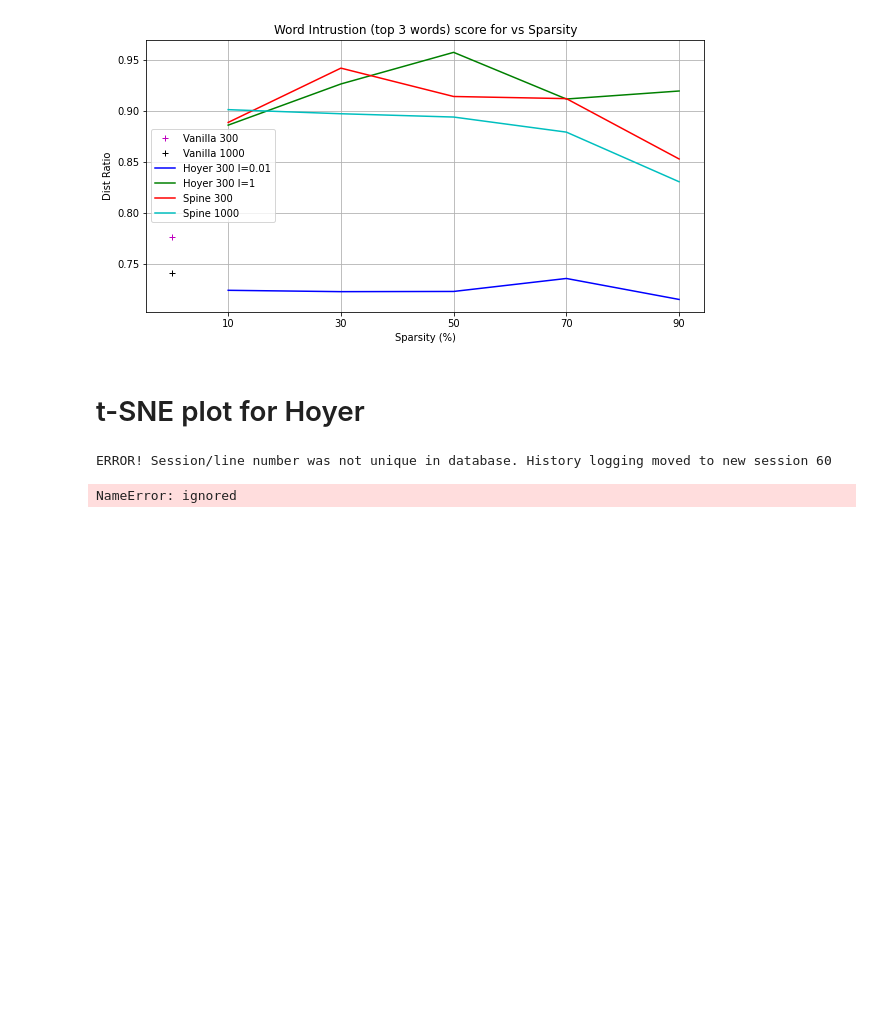
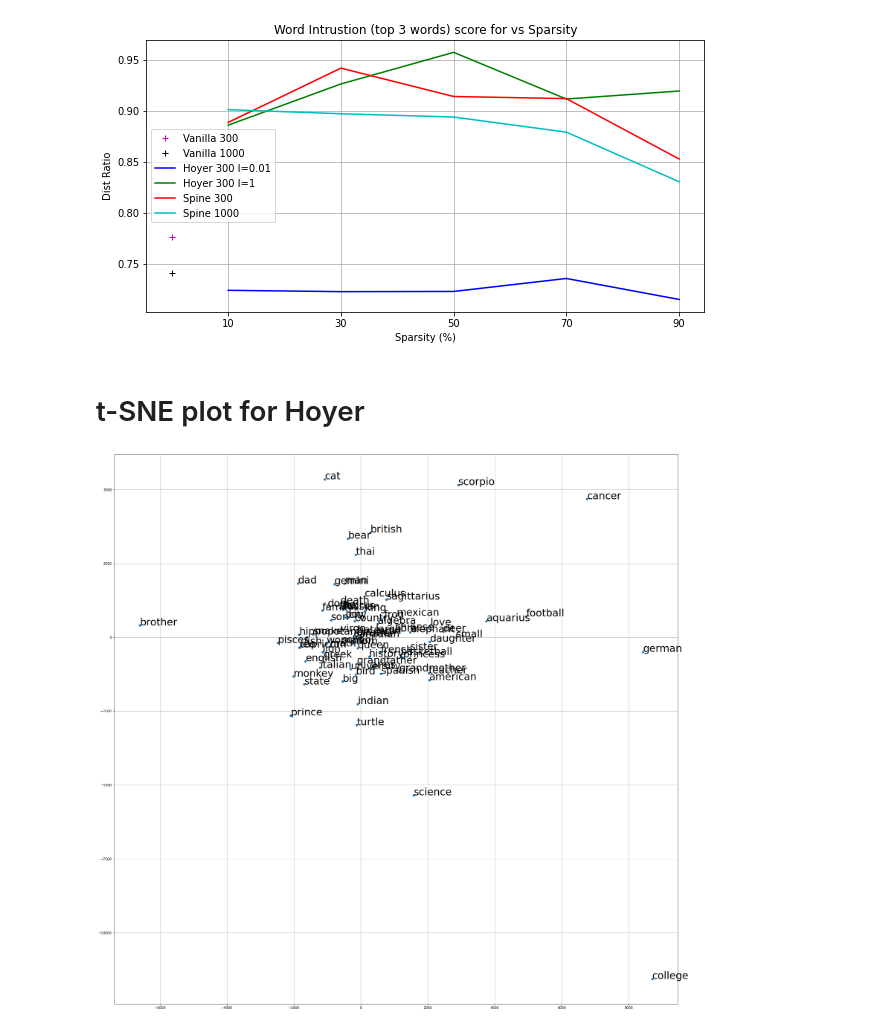
Before and after one commit to apappu97/WAKU, a Jupyter notebook: notebooks/Downstream_Tasks.ipynb, the cells around one changed output. Cells and saved outputs as stored; diff of their text form; code cells hidden in the pictures; blank space fills up the shorter version.

```diff
--- a/notebooks/Downstream_Tasks.ipynb
+++ b/notebooks/Downstream_Tasks.ipynb
@@ -15,8 +15,8 @@ Enter your authorization code:
 ··········
 Mounted at /content/drive
 # %%
-NLP_directory = !find '/content/drive' -type d -name "NLP Class"
-NLP_directory = NLP_directory[0]
-print(NLP_directory)
+WAKU_DIR = !find '/content/drive' -type d -name "WAKU"
+WAKU_DIR = WAKU_DIR[0]
+print(WAKU_DIR)
 # %% [output]
 ^C
@@ -891,21 +892,21 @@ def run_sa_tasks(paths_list, is_spine):
     return scores
 # %%
 # load using helper function
-dict_path = NLP_directory + '/word2vec_data/word2index.pickle'
+dict_path = WAKU_DIR  + '/embeddings/word2index.pickle'
 embedding_dict = load_pickle(dict_path)
 
 # vanilla paths
-vanilla_300_path = NLP_directory + '/word2vec_data/vanilla_47/300_0.0_embeddings.npz'
-vanilla_1000_path = NLP_directory + '/word2vec_data/vanilla_47/1000_0.0_embeddings.npz'
+vanilla_300_path = WAKU_DIR + '/embeddings/vanilla_47/300_0.0_embeddings.npz'
+# vanilla_1000_path = WAKU_DIR + '/embeddings/vanilla_47/1000_0.0_embeddings.npz'
 
 # load similarlity pairs
-annotated_pairs_path_SimLex = NLP_directory + '/word_sim_val/SimLex-999.txt'
-pairs_data_SimLex = loadSimilarlityData(annotated_pairs_path_SimLex, 'SimLex999')
-annotated_pairs_path_WordSim = NLP_directory + '/word_sim_val/human_sim.txt'
-pairs_data_WordSim = loadSimilarlityData(annotated_pairs_path_WordSim, 'WordSim')
+annotated_pairs_path_SimLex = WAKU_DIR + '/raw_data/SimLex-999.txt'
+# pairs_data_SimLex = loadSimilarlityData(annotated_pairs_path_SimLex, 'SimLex999')
+annotated_pairs_path_WordSim = WAKU_DIR + '/raw_data/human_sim.txt'
+# pairs_data_WordSim = loadSimilarlityData(annotated_pairs_path_WordSim, 'WordSim')
 
 # folder path for saving experiments
-EXPERIMENT_FOLDER_PATH = NLP_directory + '/kush_results/'
+# EXPERIMENT_FOLDER_PATH = NLP_directory + '/kush_results/'
 # %%
 # full_list = []
 # for pair in pairs_data_SimLex['words']:
@@ -1315,12 +1316,14 @@ def t_SNE(embedding_dict, embedding_weights):
   sub_mapping = [index2word[i] for i in sample_indices]
   plot_tsne(subsample_weights, sub_mapping)
 # %%
-# Plot t-SNE
-# hoyer_10_path = NLP_directory + '/final_embeds/'+'300_10.0_90_embeddings.npz'
-hoyer_10_path = '../embeddings/'+'300_10.0_90_embeddings.npz'
+# Have verified this works for analogies and t-SNE -- Aneesh
+
+hoyer_10_path = WAKU_DIR + '/embeddings/hoyer_10.0/'+'300_10.0_90_embeddings.npz'
+hoyer_1e_05_path = WAKU_DIR + '/embeddings/hoyer_1e-05/'+'300_1e-05_90_embeddings.npz'
+
+# run_tasks([hoyer_1e_05_path], False) I ran this after commenting out SA WS and WI
 
 hoyer_10_embeds = np.load(hoyer_10_path)['a']
 t_SNE(embedding_dict, hoyer_10_embeds)
 # %% [output]
-ERROR! Session/line number was not unique in database. History logging moved to new session 60
-NameError: ignored
+[figure, added]
```
Also changed, not shown: parts of 8 cells of this notebook.
